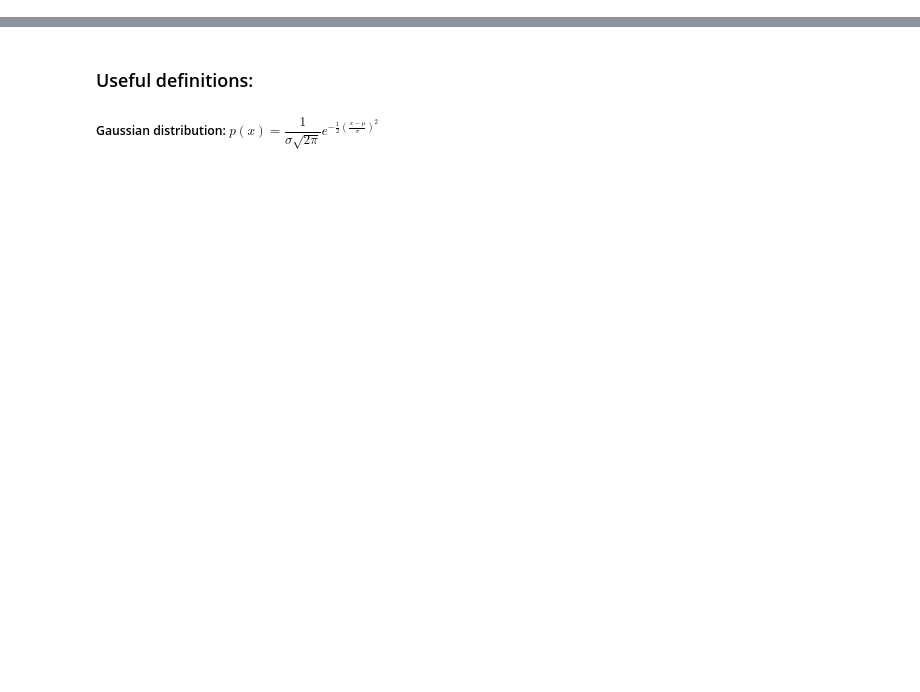
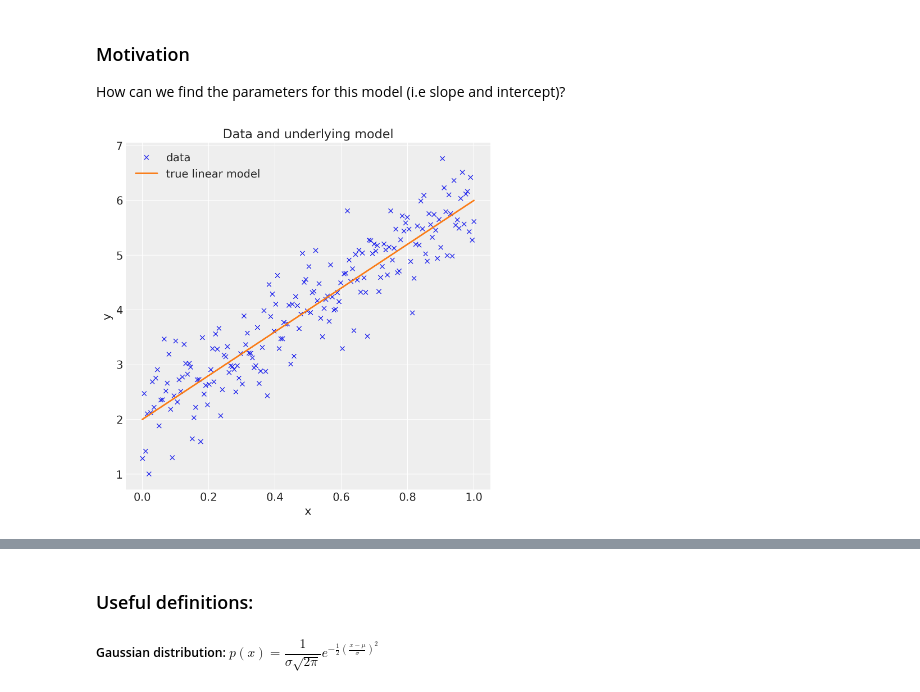
Before and after one commit to ZuckermanLab/ModelExplorer, a Jupyter notebook: Bayesian model fitting notebook-V2.ipynb, the cells around one changed output, grey strips where cells are left out. Cells and saved outputs as stored; diff of their text form; code cells hidden in the pictures; blank space fills up the shorter version.

```diff
--- a/Bayesian model fitting notebook-V2.ipynb
+++ b/Bayesian model fitting notebook-V2.ipynb
@@ -28,0 +16,7 @@ Often logs are used to calculate the probabilities to reduce numerical issues w/
+# %% [markdown]
+### Motivation
+How can we find the parameters for this model (i.e slope and intercept)?
+# %%
+Image(filename="linear_model.png", width = 400, height = 400)
+# %% [output]
+[figure, added]
```
Also changed, not shown: parts of 42 cells of this notebook.
